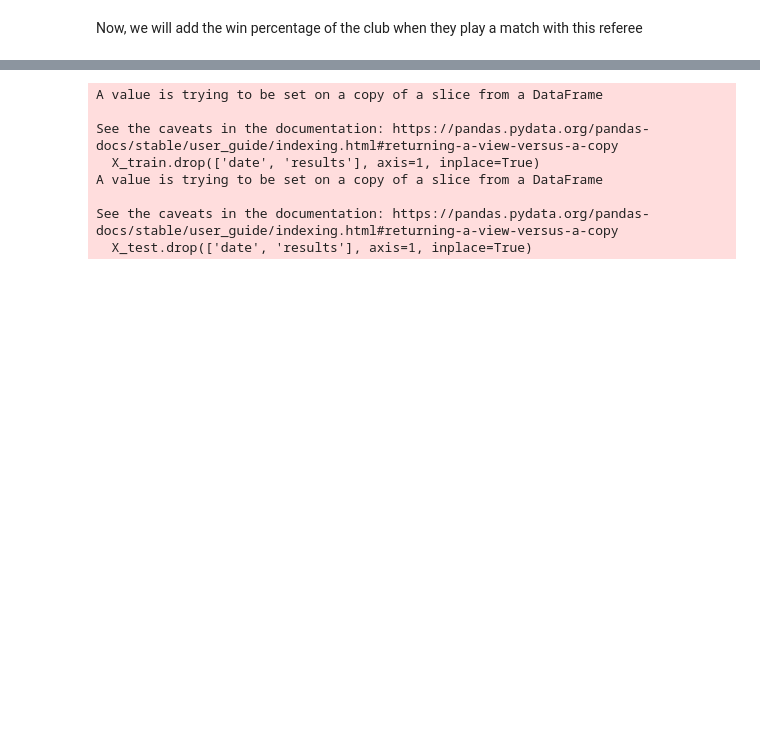
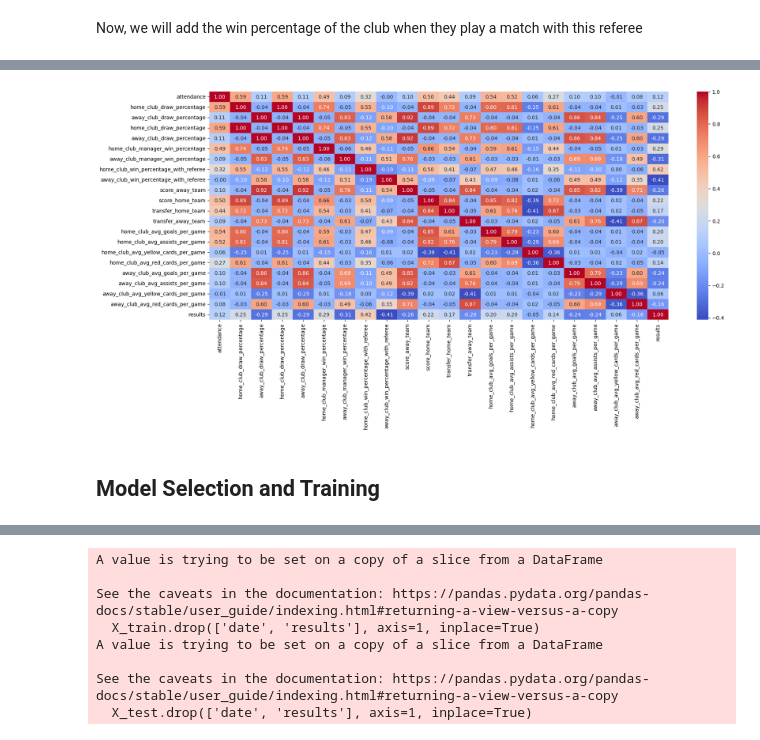
Before and after one commit to Nasotro/Projet, a Jupyter notebook: vrai_main.ipynb, the cells around one changed output, grey strips where cells are left out. Drawn from its saved outputs; the diff is of its cells as text; code cells hidden in the pictures; blank space fills up the shorter version.

```diff
--- a/vrai_main.ipynb
+++ b/vrai_main.ipynb
@@ -89,6 +89,6 @@ def get_club_win_percentage(data:pd.DataFrame, limit_date:str)->None:
 # %%
-get_club_win_percentage(data, limit_date)
+get_club_win_percentage(data)
 
-features.append('home_club_win_percentage')
-features.append('away_club_win_percentage')
+features.append('home_club_draw_percentage')
+features.append('away_club_draw_percentage')
 # %%
@@ -113,6 +113,11 @@ def get_club_draw_percentage(data:pd.DataFrame, limit_date:str)->None:
 
         # Update the row
         data.at[index, 'away_club_win_percentage'] = ratio
+# %%
+get_club_draw_percentage(data)
+
+features.append('home_club_draw_percentage')
+features.append('away_club_draw_percentage')
 # %% [markdown]
 The next feature we will add is the win percentage of the manager of each team depending on whether they are playing at home or away.
 # %%
@@ -308,17 +313,12 @@ def get_players_team_stats(team_id:str, limit_date:str):
     # print(f'players_ids : {players_ids}')
     return stats_players[stats_players.index.isin(players_ids)]
 
-def exp_log_fn(x, num_games):
-        return np.exp(x * np.log(num_games)) * 100
-
 def get_players_team_stats_updated(team_id:str, limit_date:str):
     global teams_stats_updated
     if(team_id in teams_stats_updated):
         return teams_stats_updated[team_id]
     stats_players = get_players_team_stats(team_id, limit_date)
 
-    columns = ["avg_goals_per_game", "avg_assists_per_game","avg_yellow_cards_per_game","avg_red_cards_per_game"]
-    stats_players[[f"{col}_updated" for col in columns]] = stats_players[columns].apply(exp_log_fn, args = (stats_players["total_games"], ))
     stats_players.drop(columns=["avg_minutes_played_per_game"])
     teams_stats_updated[team_id] = stats_players
     return stats_players
@@ -328,21 +328,21 @@ def get_updated_stats_players_team_mean(team_id:str, limit_date:str):
     # print(stats_players)
     columns = ["avg_goals_per_game", "avg_assists_per_game","avg_yellow_cards_per_game","avg_red_cards_per_game"]
     # print(stats_players.columns)
-    return stats_players[[f"{col}_updated" for col in columns]].mean()
+    return stats_players[columns].mean()
 
-def add_updated_stats_players_team_mean(X:pd.DataFrame, limit_date:str):
+def add_updated_stats_players_team_mean(X:pd.DataFrame, limit_date:str = "9999"):
     columns = ["avg_goals_per_game", "avg_assists_per_game","avg_yellow_cards_per_game","avg_red_cards_per_game"]
-    X[[f"home_club_{col}_updated" for col in columns]] = X.apply(lambda row: get_updated_stats_players_team_mean(row["home_club_id"], limit_date), axis=1)
-    X[[f"away_club_{col}_updated" for col in columns]] = X.apply(lambda row: get_updated_stats_players_team_mean(row["away_club_id"], limit_date), axis=1)
+    X[[f"home_club_{col}" for col in columns]] = X.apply(lambda row: get_updated_stats_players_team_mean(row["home_club_id"], limit_date), axis=1)
+    X[[f"away_club_{col}" for col in columns]] = X.apply(lambda row: get_updated_stats_players_team_mean(row["away_club_id"], limit_date), axis=1)
     # X["away_team_players_stats_updated"] = X["away_club_id"].apply(get_updated_stats_players_team_mean)
 # %%
-add_updated_stats_players_team_mean(data, limit_date)
+add_updated_stats_players_team_mean(data)
 
 for club in ["home_club", "away_club"]:
-    features.append(f'{club}_avg_goals_per_game_updated')
-    features.append(f'{club}_avg_assists_per_game_updated')
-    features.append(f'{club}_avg_yellow_cards_per_game_updated')
-    features.append(f'{club}_avg_red_cards_per_game_updated')
+    features.append(f'{club}_avg_goals_per_game')
+    features.append(f'{club}_avg_assists_per_game')
+    features.append(f'{club}_avg_yellow_cards_per_game')
+    features.append(f'{club}_avg_red_cards_per_game')
 # %%
 print(data.columns)
 data.head()
@@ -382,12 +380,16 @@ data[features] = StandardScaler().fit_transform(data[features])
 # %%
 import seaborn as sns
 
 def plot_correlation_matrix(data):
     correlation_matrix = data.corr()
     plt.figure(figsize=(20, 8))
     sns.heatmap(correlation_matrix, annot=True, cmap='coolwarm', fmt=".2f")
     plt.show()
 
-plot_correlation_matrix(data[data.columns.difference(['date', 'results'])])
+plot_correlation_matrix(data.drop('date', axis=1))
+# %% [output]
+[figure, added]
+# %% [markdown]
+## Model Selection and Training
 # %%
 X_train, X_test, y_train, y_test = train_test_split(data[features], data['results'], test_size=0.2, random_state=42)
```
Also changed, not shown: parts of 35 cells of this notebook, 2 other files.
